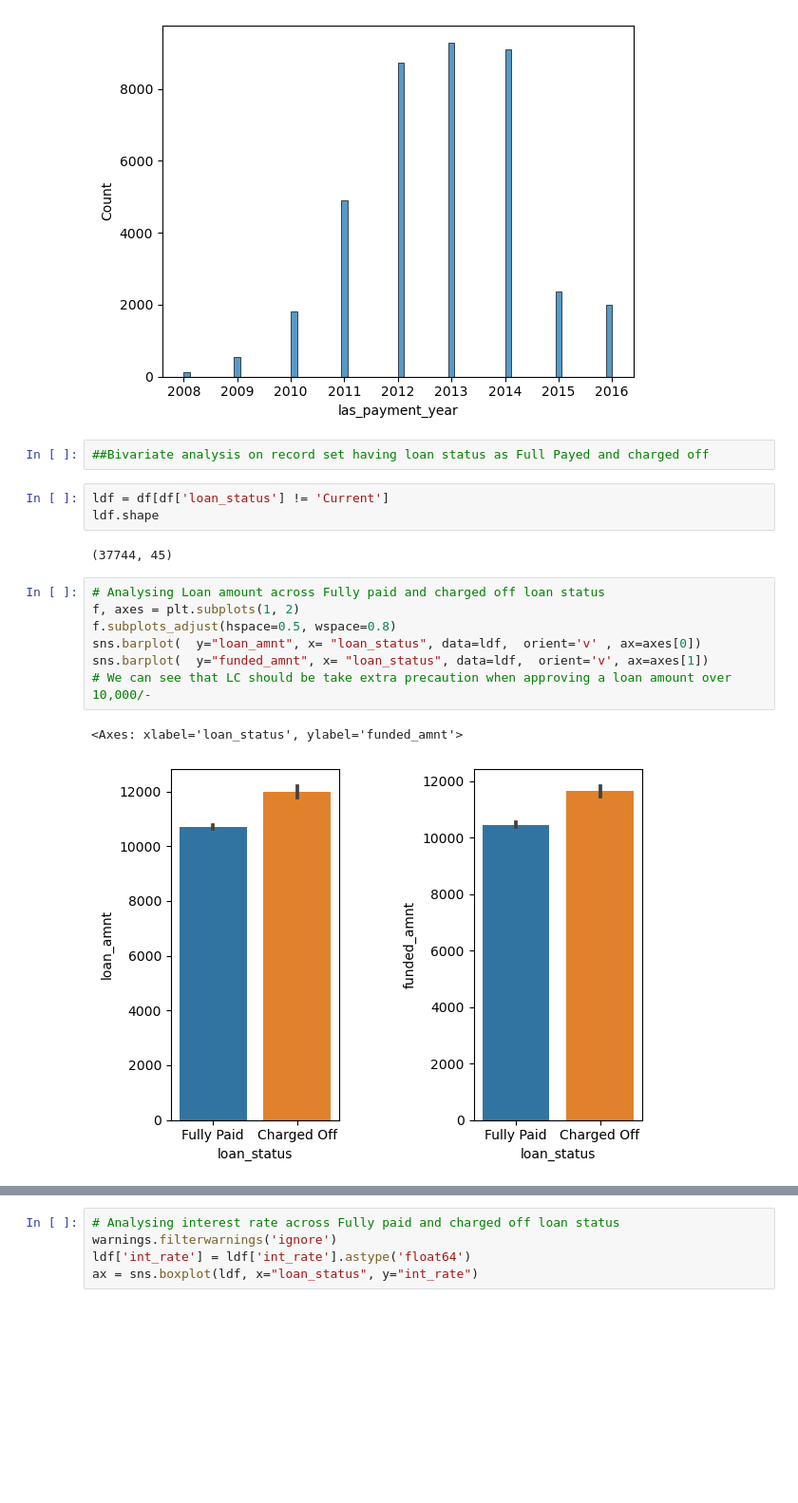
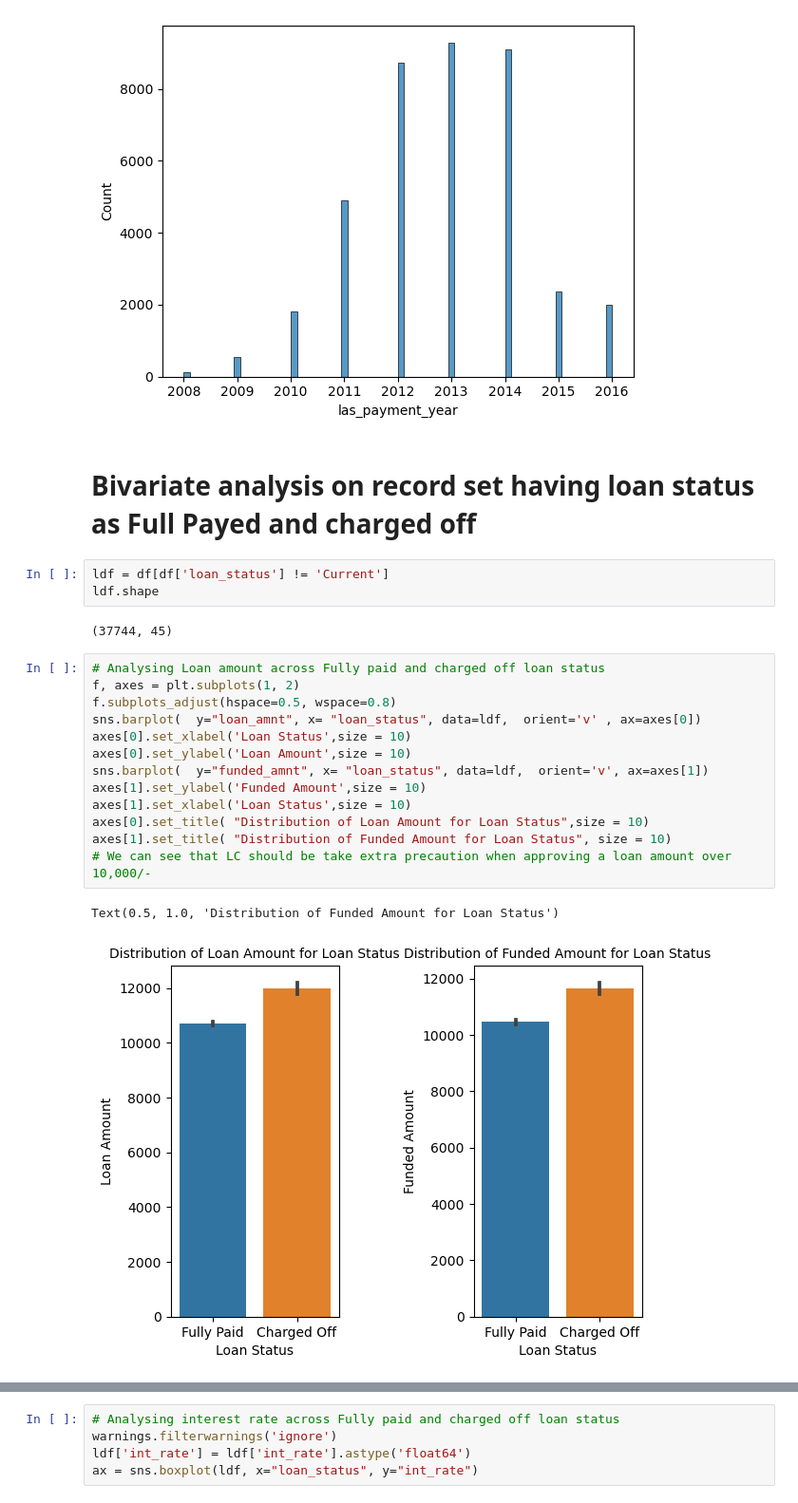
Before and after one commit to MT2012039/Lending_Club_Case_Study, a Jupyter notebook: Debargha_Chandrika.ipynb, the cells around one changed output, grey strips where cells are left out. Shown at 95% size. Cells and saved outputs as stored; diff of their text form; blank space fills up the shorter version.

```diff
--- a/Debargha_Chandrika.ipynb
+++ b/Debargha_Chandrika.ipynb
@@ -583,8 +587,8 @@ plt.show()
 #Number of payments done gradually increases from 2008 to 2013 where it peaks and then gradually decreases till 2016
 # %% [output]
 [figure]
-# %%
-##Bivariate analysis on record set having loan status as Full Payed and charged off
+# %% [markdown]
+# Bivariate analysis on record set having loan status as Full Payed and charged off
 # %%
 ldf = df[df['loan_status'] != 'Current']
 ldf.shape
@@ -593,10 +597,16 @@ ldf.shape
 # %%
 # Analysing Loan amount across Fully paid and charged off loan status
 f, axes = plt.subplots(1, 2)
 f.subplots_adjust(hspace=0.5, wspace=0.8)
 sns.barplot(  y="loan_amnt", x= "loan_status", data=ldf,  orient='v' , ax=axes[0])
+axes[0].set_xlabel('Loan Status',size = 10)
+axes[0].set_ylabel('Loan Amount',size = 10)
 sns.barplot(  y="funded_amnt", x= "loan_status", data=ldf,  orient='v', ax=axes[1])
+axes[1].set_ylabel('Funded Amount',size = 10)
+axes[1].set_xlabel('Loan Status',size = 10)
+axes[0].set_title( "Distribution of Loan Amount for Loan Status",size = 10)
+axes[1].set_title( "Distribution of Funded Amount for Loan Status", size = 10)
 # We can see that LC should be take extra precaution when approving a loan amount over 10,000/-
 # %% [output]
-<Axes: xlabel='loan_status', ylabel='funded_amnt'>
+Text(0.5, 1.0, 'Distribution of Funded Amount for Loan Status')
-[figure, old version]
+[figure, new version]
```
Also changed, not shown: parts of 32 cells of this notebook, 1 other file.
